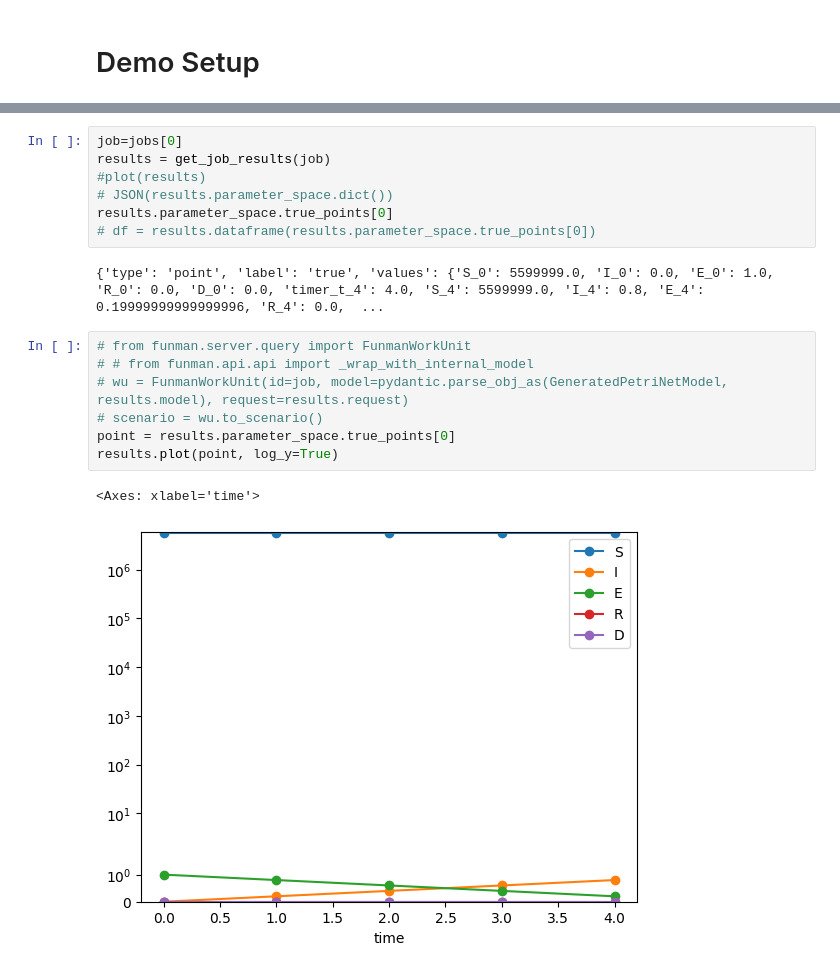
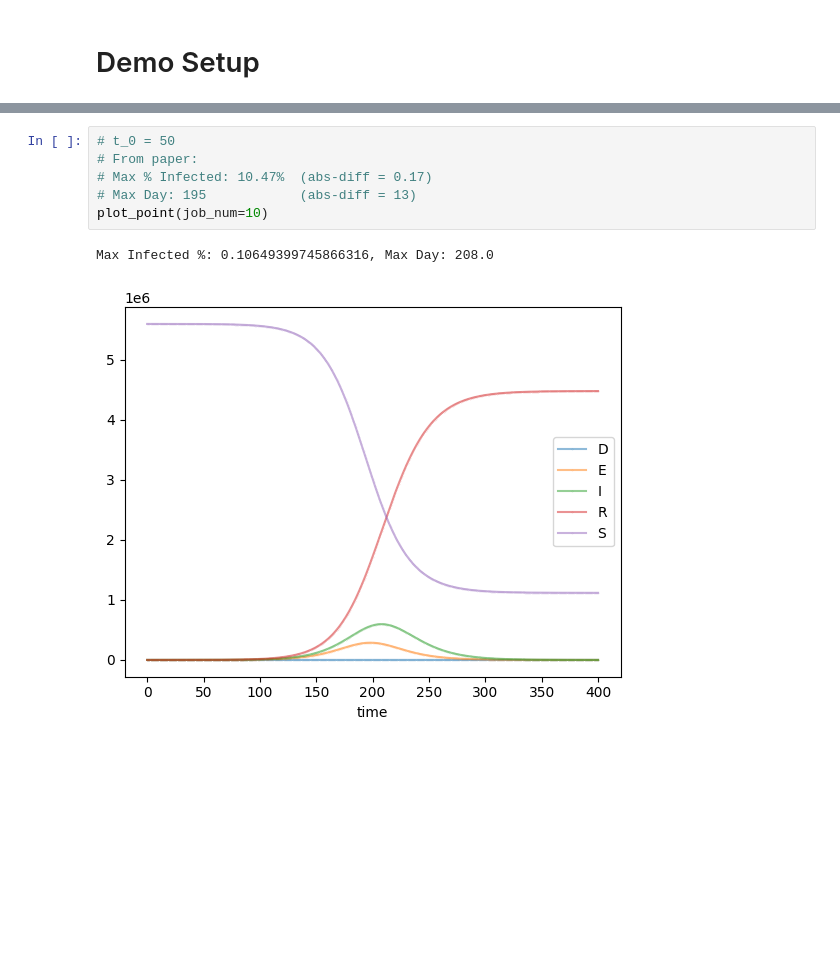
Before and after one commit to ml4ai/funman, a Jupyter notebook: notebooks/view_parameter_space.ipynb, the cells around one changed output, grey strips where cells are left out. Saved outputs shown, nothing was run; the diff lists cells and outputs as text; blank space fills up the shorter version.

```diff
--- a/notebooks/view_parameter_space.ipynb
+++ b/notebooks/view_parameter_space.ipynb
@@ -45,19 +93,9 @@ jobs = [
 # %%
-job=jobs[0]
-results = get_job_results(job)
-#plot(results)
-# JSON(results.parameter_space.dict())
-results.parameter_space.true_points[0]
-# df = results.dataframe(results.parameter_space.true_points[0])
+# t_0 = 50
+# From paper:
+# Max % Infected: 10.47%  (abs-diff = 0.17)
+# Max Day: 195            (abs-diff = 13)
+plot_point(job_num=10)
 # %% [output]
-{'type': 'point', 'label': 'true', 'values': {'S_0': 5599999.0, 'I_0': 0.0, 'E_0': 1.0, 'R_0': 0.0, 'D_0': 0.0, 'timer_t_4': 4.0, 'S_4': 5599999.0, 'I_4': 0.8, 'E_4': 0.19999999999999996, 'R_4': 0.0,  ...
+Max Infected %: 0.10649399745866316, Max Day: 208.0
+[figure, added]
-# %%
-# from funman.server.query import FunmanWorkUnit
-# # from funman.api.api import _wrap_with_internal_model
-# wu = FunmanWorkUnit(id=job, model=pydantic.parse_obj_as(GeneratedPetriNetModel, results.model), request=results.request)
-# scenario = wu.to_scenario()
-point = results.parameter_space.true_points[0]
-results.plot(point, log_y=True)
-# %% [output]
-<Axes: xlabel='time'>
-[figure, removed]
```
Also changed, not shown: parts of 7 cells of this notebook, 11 other files.
